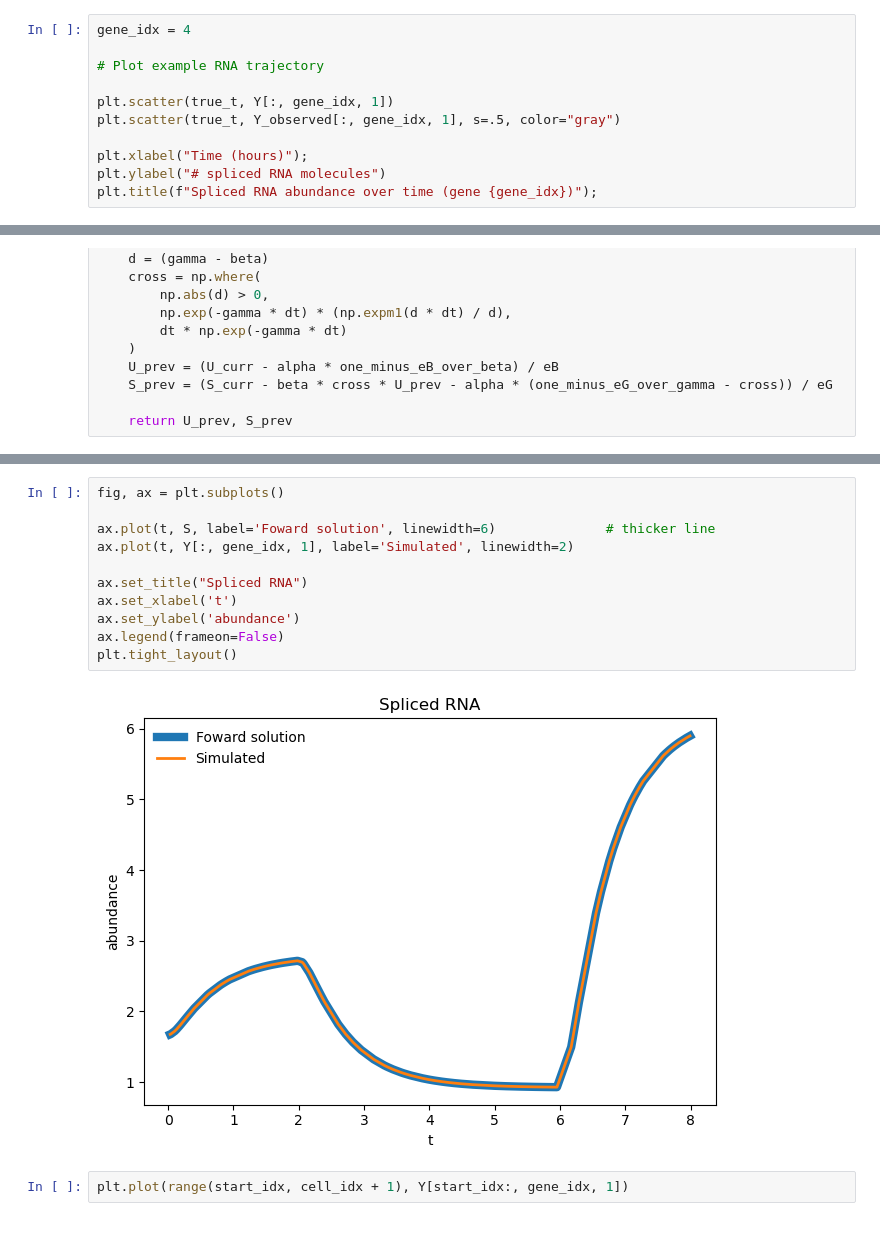
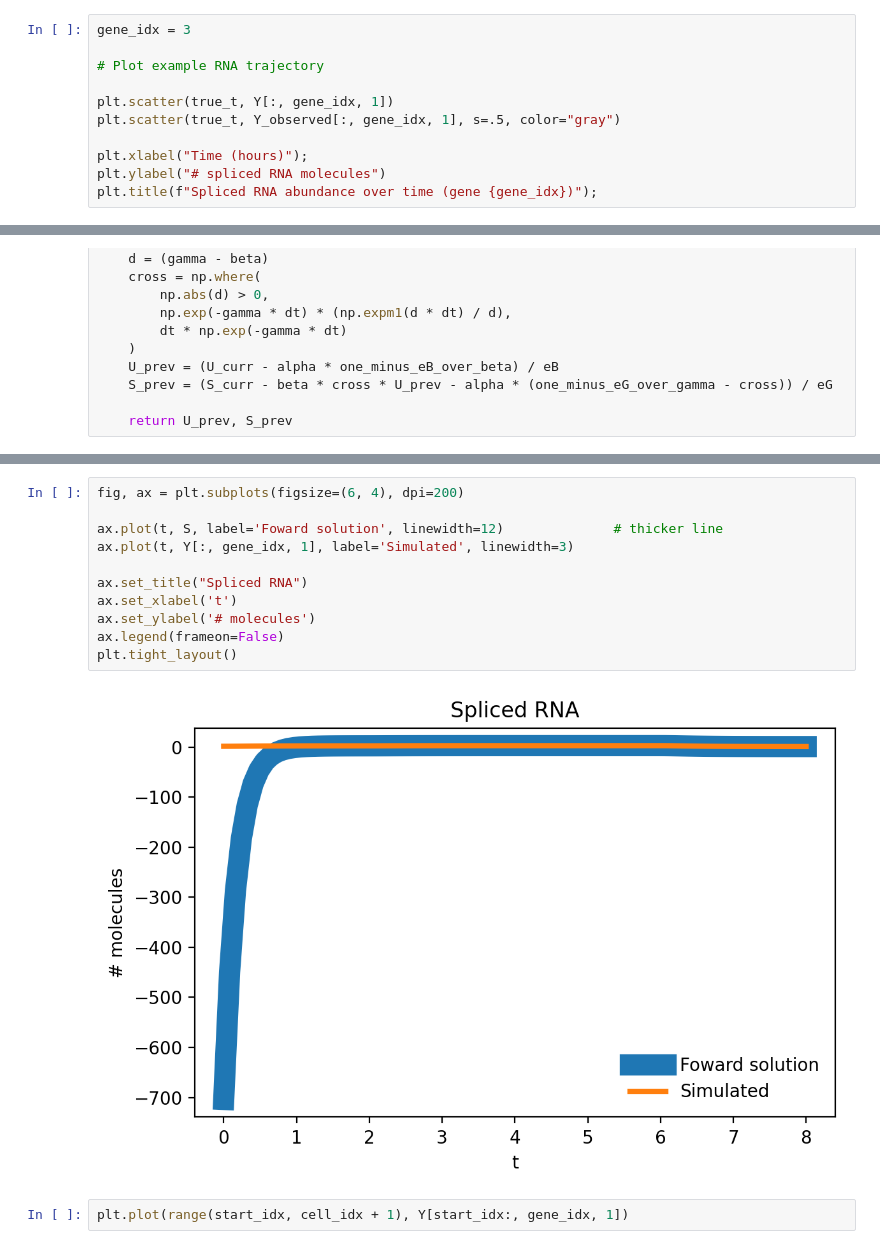
Before and after one commit to reliscu/chronocell_simulations, a Jupyter notebook: testing_RNA_history_code.ipynb, the cells around one changed output, grey strips where cells are left out. Cells and saved outputs as stored; diff of their text form.

```diff
--- a/testing_RNA_history_code.ipynb
+++ b/testing_RNA_history_code.ipynb
@@ -71,5 +51,5 @@ Y_observed, Y, theta, rd, true_t, true_l = simulate_RNA(topo, tau, theta, n, ran
 # %%
-gene_idx = 4
+gene_idx = 3
 
 # Plot example RNA trajectory
 
@@ -332,16 +404,16 @@ plt.tight_layout()
 # %%
-fig, ax = plt.subplots()
+fig, ax = plt.subplots(figsize=(6, 4), dpi=200)
 
-ax.plot(t, S, label='Foward solution', linewidth=6)              # thicker line
-ax.plot(t, Y[:, gene_idx, 1], label='Simulated', linewidth=2)
+ax.plot(t, S, label='Foward solution', linewidth=12)              # thicker line
+ax.plot(t, Y[:, gene_idx, 1], label='Simulated', linewidth=3)
 
 ax.set_title("Spliced RNA")
 ax.set_xlabel('t')
-ax.set_ylabel('abundance')
+ax.set_ylabel('# molecules')
 ax.legend(frameon=False)
 plt.tight_layout()
 # %% [output]
-[figure, old version]
+[figure, new version]
 # %%
 plt.plot(range(start_idx, cell_idx + 1), Y[start_idx:, gene_idx, 1])
 # %% [output]
```
Also changed, not shown: parts of 19 cells of this notebook, 1 other file.
